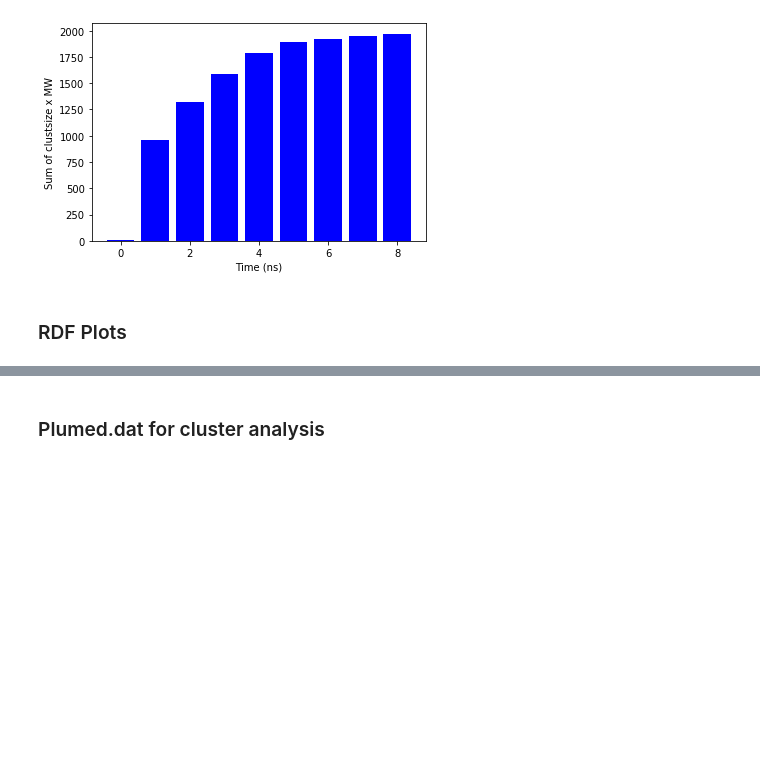
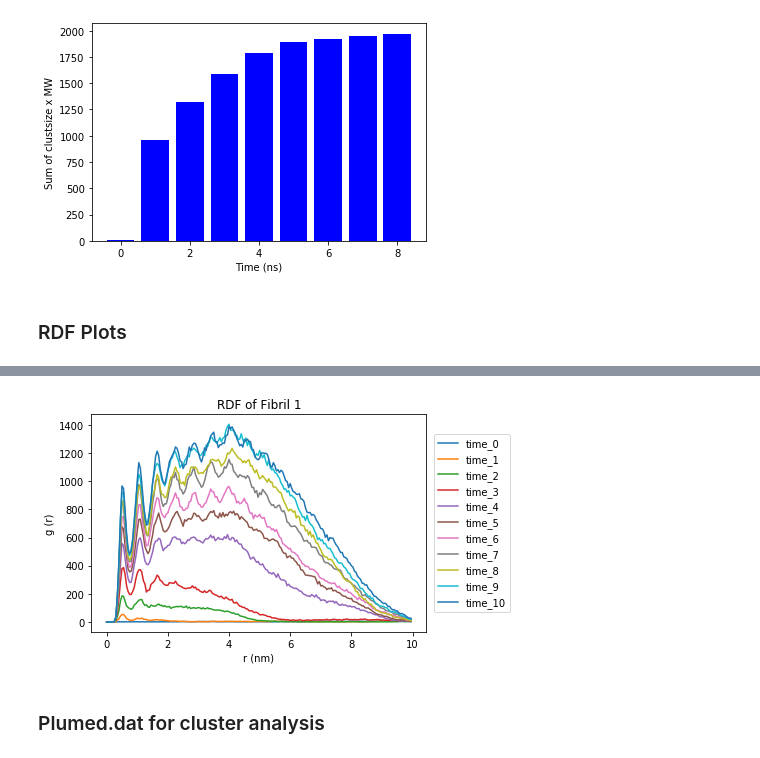
Before and after one commit to multi-ego/multi-eGO, a Jupyter notebook: analysis_bash_jupyter/bash-analysis-notebook.ipynb, the cells around one changed output, grey strips where cells are left out. Cells and saved outputs as stored; diff of their text form; code cells hidden in the pictures; blank space fills up the shorter version.

```diff
--- a/analysis_bash_jupyter/bash-analysis-notebook.ipynb
+++ b/analysis_bash_jupyter/bash-analysis-notebook.ipynb
@@ -433,3 +359,29 @@ print(table2)
+# %%
+columns = ['r', 'time_0', 'time_10', 'time_1', 'time_2', 'time_3', 'time_4', 'time_5', 'time_6', 'time_7', 'time_8', 'time_9']
+full_clust_1 = pd.read_csv('rdf/full_clust_1.xvg', sep = '\\s+', header = None)
+full_clust_1.columns = columns
+
+
+#print(full_clust_0)
+
+ax = full_clust_1.plot(x = 'r', y = 'time_0', kind = 'line')
+full_clust_1.plot(x = 'r', y = 'time_1', ax = ax)
+full_clust_1.plot(x = 'r', y = 'time_2', ax = ax)
+full_clust_1.plot(x = 'r', y = 'time_3', ax = ax)
+full_clust_1.plot(x = 'r', y = 'time_4', ax = ax)
+full_clust_1.plot(x = 'r', y = 'time_5', ax = ax)
+full_clust_1.plot(x = 'r', y = 'time_6', ax = ax)
+full_clust_1.plot(x = 'r', y = 'time_7', ax = ax)
+full_clust_1.plot(x = 'r', y = 'time_8', ax = ax)
+full_clust_1.plot(x = 'r', y = 'time_9', ax = ax)
+full_clust_1.plot(x = 'r', y = 'time_10', ax = ax)
+plt.legend(bbox_to_anchor = [1.25, 0.5], loc = 'right', borderaxespad = 0.)
+plt.xlabel('r (nm)')
+plt.ylabel('g (r)')
+plt.title(label = 'RDF of Fibril 1', loc = 'center')
+plt.show()
+# %% [output]
+[figure, added]
 # %% [markdown]
 ### Plumed.dat for cluster analysis
 # %%
```
Also changed, not shown: parts of 4 cells of this notebook, 1 other file.
